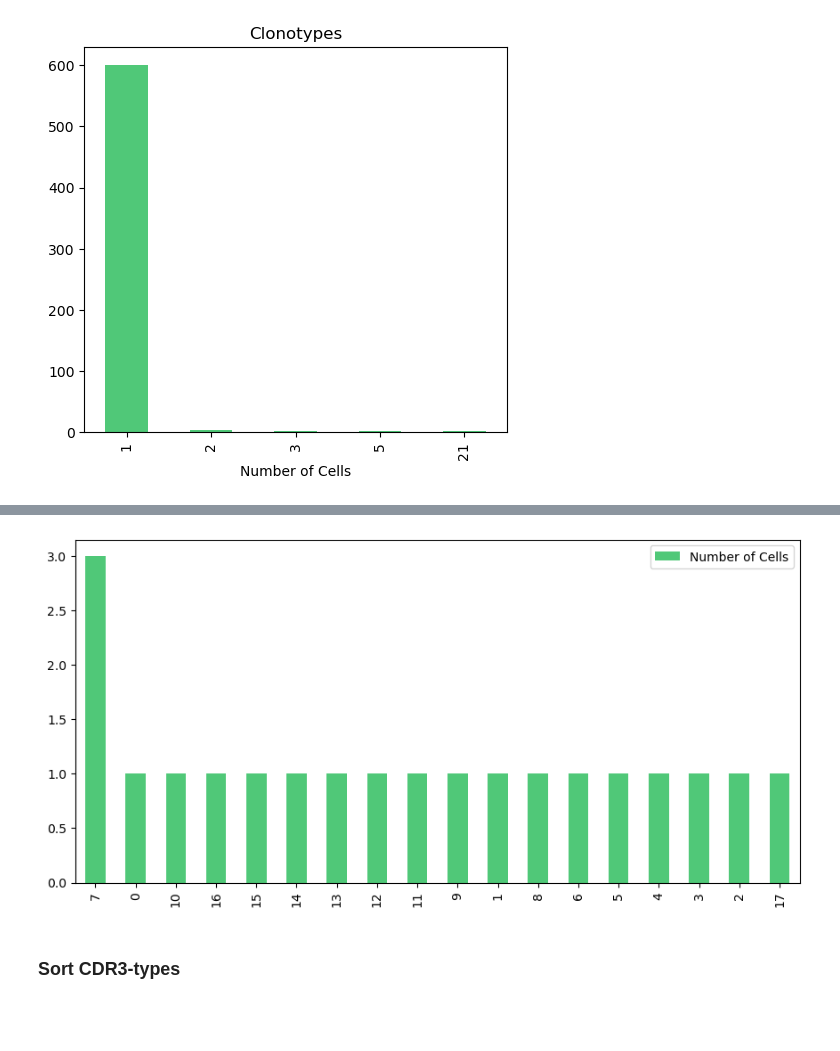
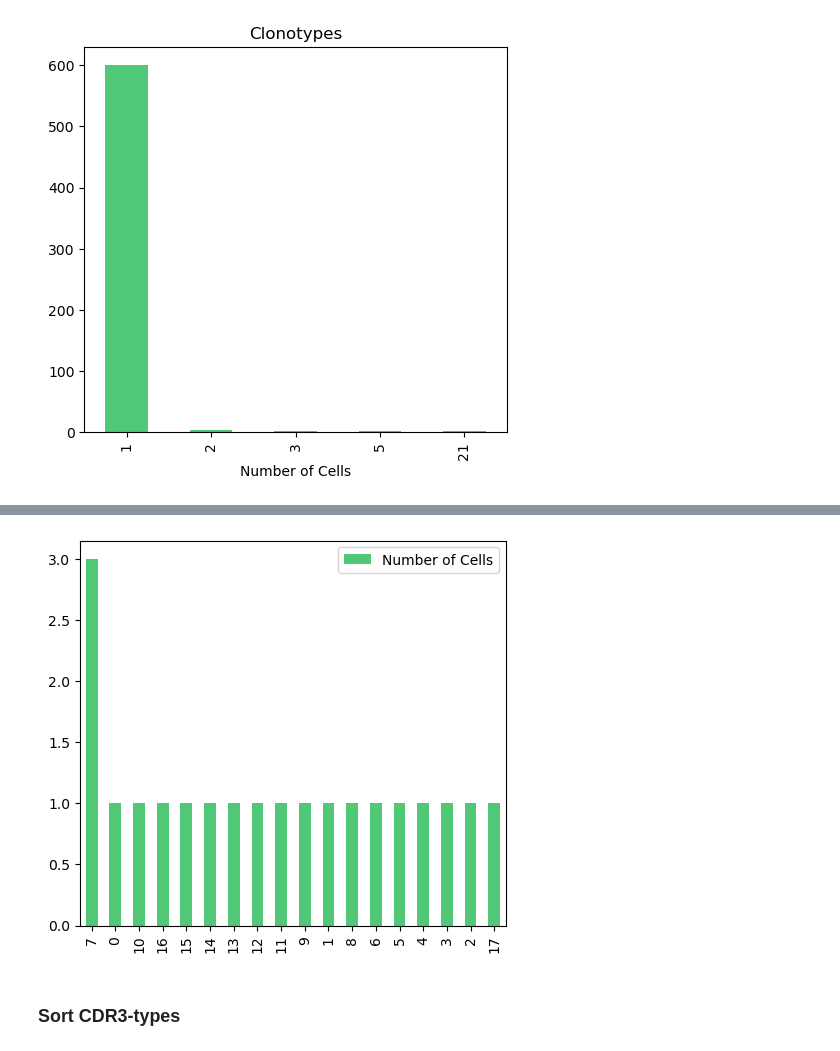
Before and after one commit to Perik-Zavodskii/TCRscape, a Jupyter notebook: TCRscape.ipynb, the cells around one changed output, grey strips where cells are left out. Saved outputs shown, nothing was run; the diff lists cells and outputs as text; code cells hidden in the pictures; blank space fills up the shorter version.

```diff
--- a/TCRscape.ipynb
+++ b/TCRscape.ipynb
@@ -334,13 +316,13 @@ plt.show()
 # %%
-# Visualize and save Top 50 GD-Clonotypes
-GD_vis = GD_counts.iloc[:50,:]
-GD_vis.plot(kind='bar',y='Number of Cells',color='#50C878',figsize=(10.5,5))
+# Visualize and save Top 25 GD-Clonotypes
+GD_vis = GD_counts.iloc[:25,:]
+GD_vis.plot(kind='bar',y='Number of Cells',color='#50C878',figsize=(5.5,5))
 plt.savefig('Clonosort GD.png', bbox_inches='tight')
 # GD_counts.to_excel('GD_counts.xlsx')
 GD_counts.to_csv('GD_counts.csv')
 plt.show()
 # %% [output]
-[figure, old version]
+[figure, new version]
 # %% [markdown]
 ### Sort CDR3-types
 # %%
```
Also changed, not shown: parts of 7 cells of this notebook.
